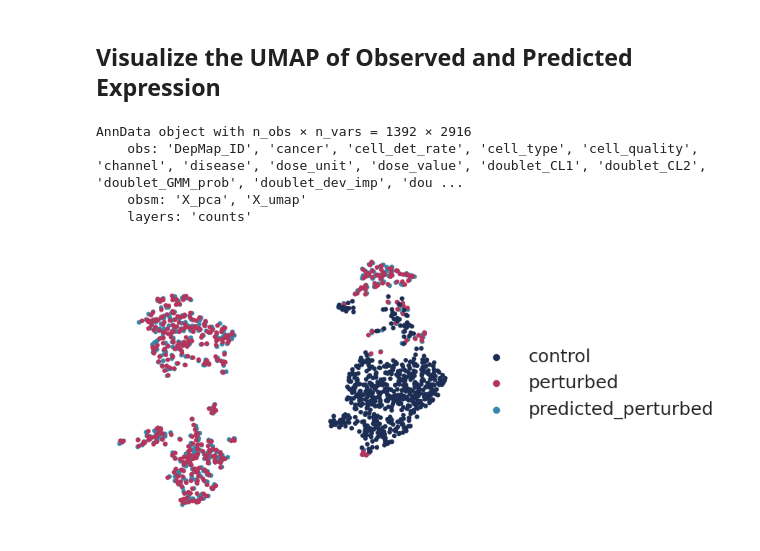
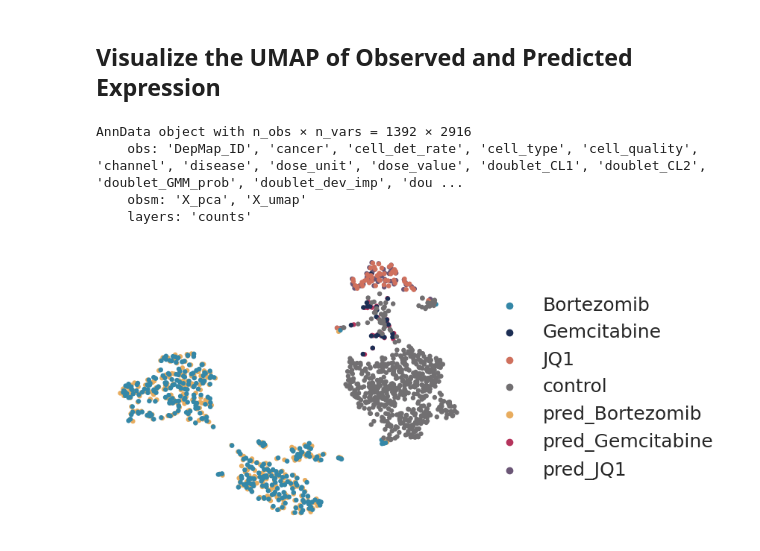
Before and after one commit to reem12345/Cell-Type-Specific-Graphs, a Jupyter notebook: training/McFarland_training.ipynb, the cells around one changed output. Drawn from its saved outputs; the diff is of its cells as text; code cells hidden in the pictures.

```diff
--- a/training/McFarland_training.ipynb
+++ b/training/McFarland_training.ipynb
@@ -302,13 +297,13 @@ for cov_drug in stim_data.obs.cov_drug.unique():
 # %% [markdown]
 ## Save the data in a form of PyG Data objects to train GNN
 # %%
-cells_train = create_cells(stim_data[stim_data.obs.split == 'train'].copy(), cell_type_network, canonical_smiles)
-cells_valid = create_cells(stim_data[stim_data.obs.split == 'valid'].copy(), cell_type_network, canonical_smiles)
-cells_ood = create_cells(stim_data[stim_data.obs.split == 'ood'].copy(), cell_type_network, canonical_smiles)
+# cells_train = create_cells(stim_data[stim_data.obs.split == 'train'].copy(), cell_type_network, canonical_smiles)
+# cells_valid = create_cells(stim_data[stim_data.obs.split == 'valid'].copy(), cell_type_network, canonical_smiles)
+# cells_ood = create_cells(stim_data[stim_data.obs.split == 'ood'].copy(), cell_type_network, canonical_smiles)
 
-with open(data_path+'cells_train_McFarland.pkl', 'wb') as f:
-    pickle.dump(cells_train, f)
-with open(data_path+'cells_valid_McFarland.pkl', 'wb') as f:
-    pickle.dump(cells_valid, f)
-with open(data_path+'cells_ood_McFarland.pkl', 'wb') as f:
-    pickle.dump(cells_ood, f)
+# with open(data_path+'cells_train_McFarland.pkl', 'wb') as f:
+#     pickle.dump(cells_train, f)
+# with open(data_path+'cells_valid_McFarland.pkl', 'wb') as f:
+#     pickle.dump(cells_valid, f)
+# with open(data_path+'cells_ood_McFarland.pkl', 'wb') as f:
+#     pickle.dump(cells_ood, f)
@@ -350,15 +335,16 @@ reload(model)
 from model import *
 import optuna
 
-params = {'hidden_channels': 128, 'weight_decay': 1e-05, 'in_head': 4, 'learning_rate': -3, 'num_epochs': 200, 'batch_size': 256}
+params = {'hidden_channels': 128, 'weight_decay': 1e-05, 'in_head': 1, 'learning_rate': -3, 'num_epochs': 200, 'batch_size': 256}
 train_dataloader = DataLoader(cells_train+cells_valid, batch_size=params['batch_size'], shuffle=True)
 model = GNN(total_genes  = len(adata.var), num_perts = num_perts, act_fct = 'Sigmoid',
-            hidden_channels = params['hidden_channels'], in_head = params['in_head'], all_feat = True).to(device)
+            hidden_channels = params['hidden_channels'], in_head = params['in_head']).to(device)
 
-model = train(model = model, num_epochs = params['num_epochs'], lr = 10**params['learning_rate'],
-            weight_decay = params['weight_decay'],
-            cell_type_network = cell_type_network, train_loader = train_dataloader)
-torch.save(model.state_dict(), save_path_models+"McFarland_model.pt")
+# model = train(model = model, num_epochs = params['num_epochs'], lr = 10**params['learning_rate'],
+#             weight_decay = params['weight_decay'],
+#             cell_type_network = cell_type_network, train_loader = train_dataloader)
+# torch.save(model.state_dict(), save_path_models+"McFarland_model.pt")
+
 model.load_state_dict(torch.load(save_path_models+"McFarland_model.pt"))
 r2_all_avg = []
 r2_degs_avg = []
@@ -418,26 +411,25 @@ Epoch 10, train loss: 19.060901417451745
 # %%
 pred_adata_all = sc.concat(pred_adata, join='outer')
 display(pred_adata_all)
-pred_adata_all.obs['Condition'] = 'perturbed'
-pred_adata_all.obs.loc[pred_adata_all.obs.condition == 'control','Condition'] = 'control'
-pred_adata_all.obs.loc[pred_adata_all.obs['condition'].str.startswith('pred'), 'Condition'] = 'predicted_perturbed'
-pred_adata_all.obs.rename(columns={'Condition': 'Treatment'}, inplace=True)
+pred_adata_all.obs.rename(columns={'condition': 'Treatment'}, inplace=True)
 
 sc.pp.neighbors(pred_adata_all)
 sc.tl.umap(pred_adata_all)
-
 fig, ax = plt.subplots()
-custom_colors = {'control': '#1C2E54', 'perturbed': '#B5345C', 'predicted_perturbed':'#3487A7'}
-sc.pl.umap(pred_adata_all, color='Treatment',  ax=ax, show=False, palette=list(custom_colors.values()), frameon=False, legend_fontsize=18)
+custom_colors = {'control': '#716F71', 'Gemcitabine': '#1C2E54', 'pred_Gemcitabine':'#B5345C',
+                 'pred_Bortezomib': '#E8AC5E', 'Bortezomib': '#3487A7', 'pred_JQ1': '#6B5676', 'JQ1': '#CF705D'}
+sc.pl.umap(pred_adata_all, color='Treatment',  ax=ax, show=False, palette=custom_colors, frameon=False, legend_fontsize=18)
 # Remove the box (spines) around the plot
 ax.set_title('')
 ax.spines['top'].set_visible(False)
 ax.spines['right'].set_visible(False)
 ax.spines['bottom'].set_visible(False)
 ax.spines['left'].set_visible(False)
+plt.savefig(save_path_results+"UMAP_Pred_McFarland.pdf", bbox_inches='tight')
+plt.show()
 # %% [output]
 AnnData object with n_obs × n_vars = 1392 × 2916
     obs: 'DepMap_ID', 'cancer', 'cell_det_rate', 'cell_type', 'cell_quality', 'channel', 'disease', 'dose_unit', 'dose_value', 'doublet_CL1', 'doublet_CL2', 'doublet_GMM_prob', 'doublet_dev_imp', 'dou ...
     obsm: 'X_pca', 'X_umap'
     layers: 'counts'
-[figure, old version]
+[figure, new version]
```
Also changed, not shown: parts of 8 cells of this notebook.
